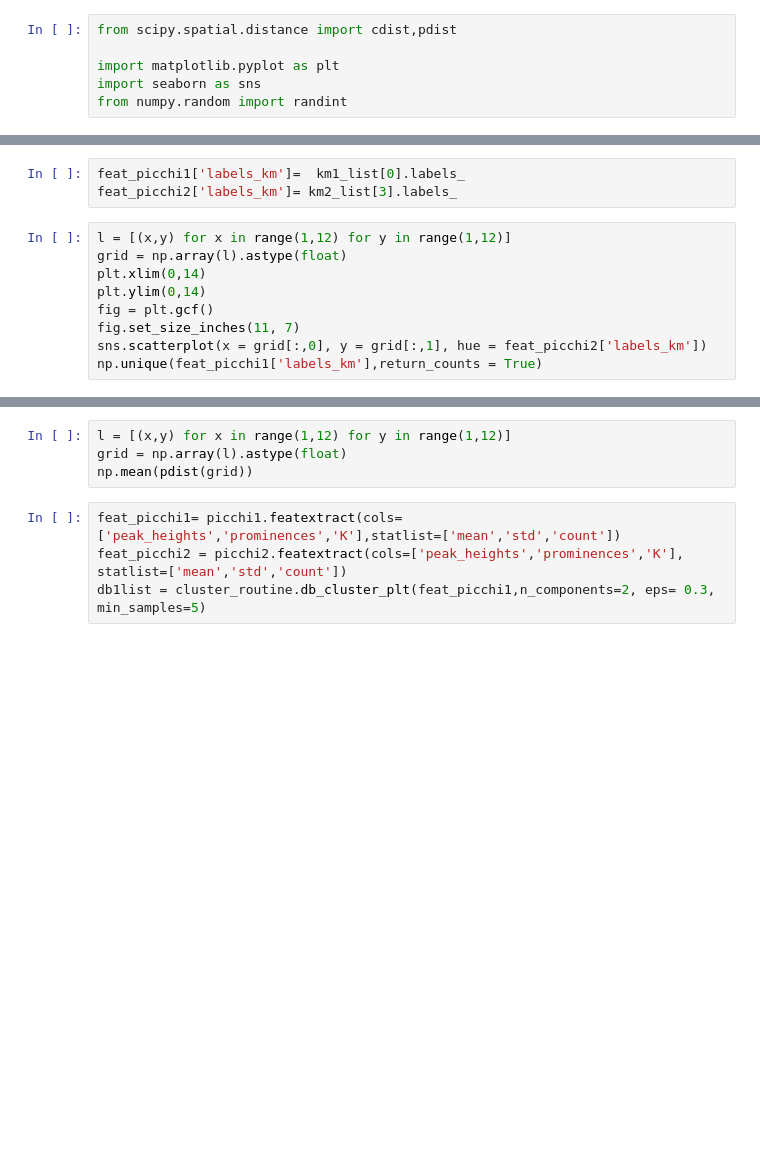
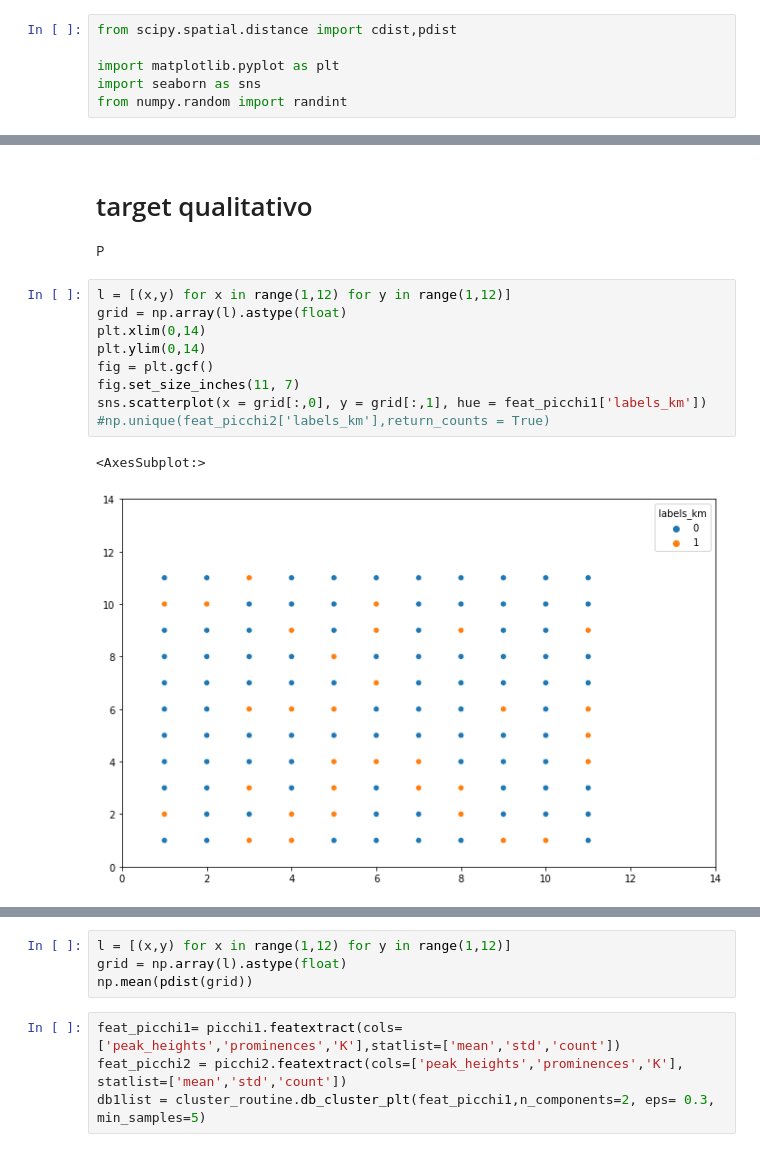
Before and after one commit to wesleyunitn/pythonProject, a Jupyter notebook: notebook/corr_cluster_griglia.ipynb, the cells around one changed output, grey strips where cells are left out. Drawn from its saved outputs; the diff is of its cells as text; blank space fills up the shorter version.

```diff
--- a/notebook/corr_cluster_griglia.ipynb
+++ b/notebook/corr_cluster_griglia.ipynb
@@ -55,12 +63,16 @@ con 10 clusters : 0.3916839008358256
-# %%
-feat_picchi1['labels_km']=  km1_list[0].labels_
-feat_picchi2['labels_km']= km2_list[3].labels_
+# %% [markdown]
+# target qualitativo
+
+P
 # %%
 l = [(x,y) for x in range(1,12) for y in range(1,12)]
 grid = np.array(l).astype(float)
 plt.xlim(0,14)
 plt.ylim(0,14)
 fig = plt.gcf()
 fig.set_size_inches(11, 7)
-sns.scatterplot(x = grid[:,0], y = grid[:,1], hue = feat_picchi2['labels_km'])
-np.unique(feat_picchi1['labels_km'],return_counts = True)
+sns.scatterplot(x = grid[:,0], y = grid[:,1], hue = feat_picchi1['labels_km'])
+#np.unique(feat_picchi2['labels_km'],return_counts = True)
+# %% [output]
+<AxesSubplot:>
+[figure, added]
```
Also changed, not shown: parts of 5 cells of this notebook, 6 other files.
